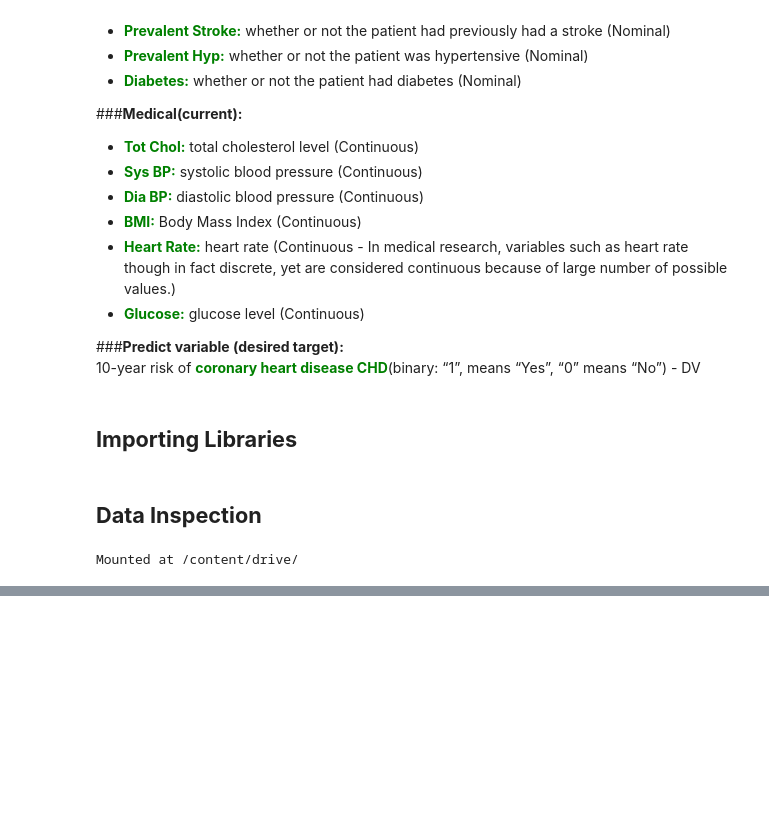
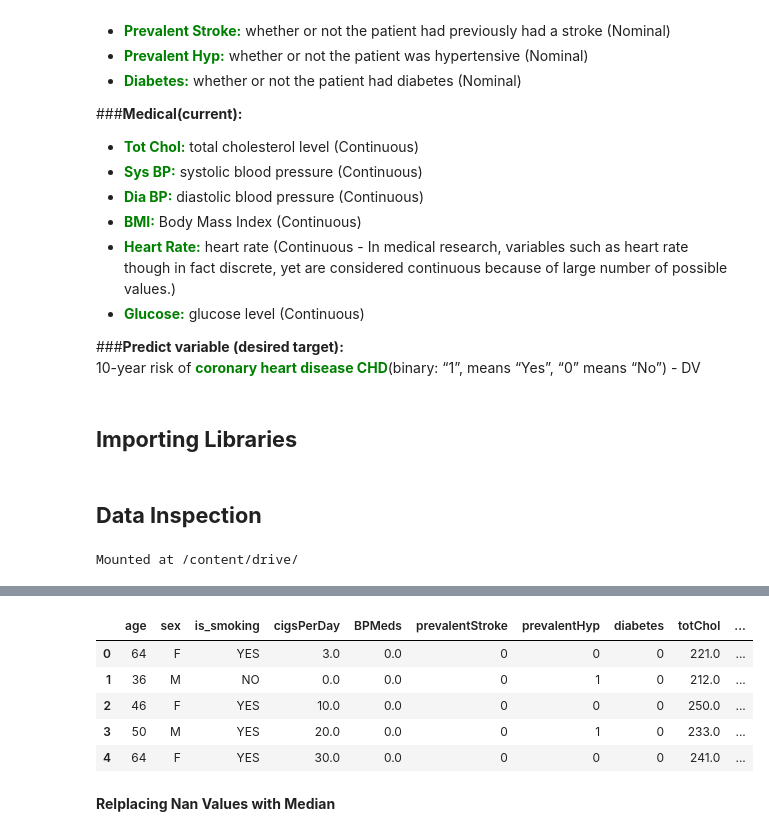
Before and after one commit to SachinYallapurkar/Cardiovascular-Risk-Prediction, a Jupyter notebook: Cardiovascular_Risk_Prediction.ipynb, the cells around one changed output, grey strips where cells are left out. Cells and saved outputs as stored; diff of their text form; code cells hidden in the pictures; blank space fills up the shorter version.

```diff
--- a/Cardiovascular_Risk_Prediction.ipynb
+++ b/Cardiovascular_Risk_Prediction.ipynb
@@ -78,0 +164,12 @@ df = pd.read_csv('/content/drive/MyDrive/Cardiovascular-Risk-Prediction/data_car
+# %%
+#first five rows after droping unnecessary columns
+df.head()
+# %% [output]
+|  | age | sex | is_smoking | cigsPerDay | BPMeds | prevalentStroke | prevalentHyp | diabetes | totChol | ... |
+| 0 | 64 | F | YES | 3.0 | 0.0 | 0 | 0 | 0 | 221.0 | ... |
+| 1 | 36 | M | NO | 0.0 | 0.0 | 0 | 1 | 0 | 212.0 | ... |
+| 2 | 46 | F | YES | 10.0 | 0.0 | 0 | 0 | 0 | 250.0 | ... |
+| 3 | 50 | M | YES | 20.0 | 0.0 | 0 | 1 | 0 | 233.0 | ... |
+| 4 | 64 | F | YES | 30.0 | 0.0 | 0 | 0 | 0 | 241.0 | ... |
+# %% [markdown]
+**Relplacing Nan Values with Median**
```
Also changed, not shown: parts of 30 cells of this notebook.
